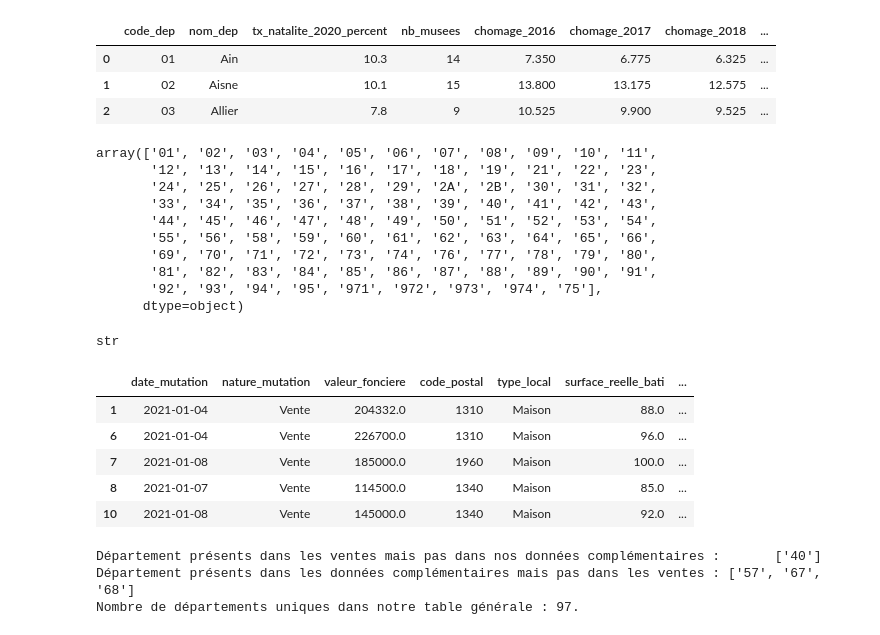
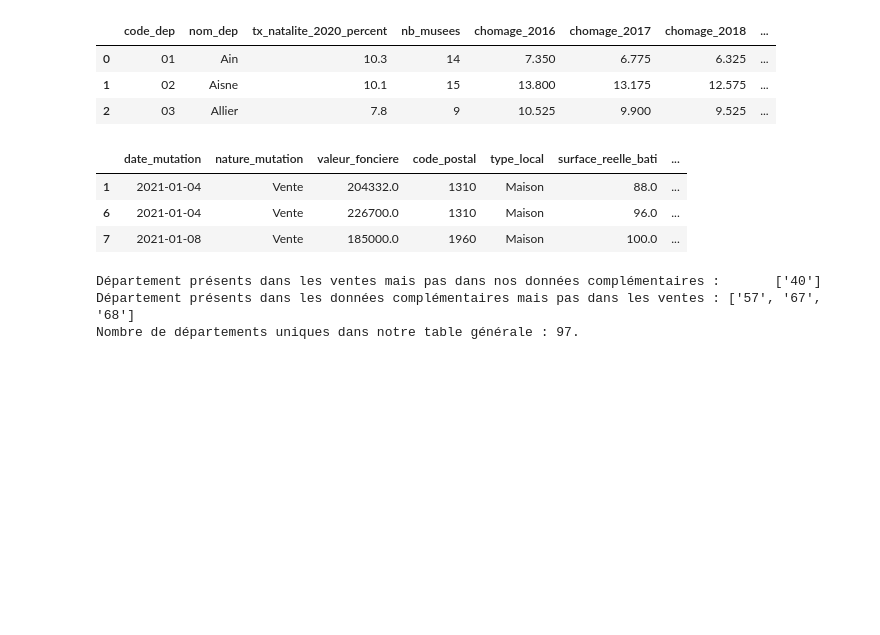
Before and after one commit to victor-kerros/tokenisation-immo, a Jupyter notebook: valo_immo.ipynb, the cells around one changed output. Drawn from its saved outputs; the diff is of its cells as text; code cells hidden in the pictures; blank space fills up the shorter version.

```diff
--- a/valo_immo.ipynb
+++ b/valo_immo.ipynb
@@ -449,28 +485,13 @@ external_data.head(3)
 # %%
 list_numbers = ["1", "2", "3", "4", "5", "6", "7", "8", "9"]
 data["code_departement"] = data["code_departement"].apply(
     lambda dep: str(dep) if str(dep) not in list_numbers else "0"+str(dep))
-display(data["code_departement"].unique())
-display(type(data["code_departement"][1]))
-data.head()
+data.head(3)
 # %% [output]
-array(['01', '02', '03', '04', '05', '06', '07', '08', '09', '10', '11',
-       '12', '13', '14', '15', '16', '17', '18', '19', '21', '22', '23',
-       '24', '25', '26', '27', '28', '29', '2A', '2B', '30', '31', '32',
-       '33', '34', '35', '36', '37', '38', '39', '40', '41', '42', '43',
-       '44', '45', '46', '47', '48', '49', '50', '51', '52', '53', '54',
-       '55', '56', '58', '59', '60', '61', '62', '63', '64', '65', '66',
-       '69', '70', '71', '72', '73', '74', '76', '77', '78', '79', '80',
-       '81', '82', '83', '84', '85', '86', '87', '88', '89', '90', '91',
-       '92', '93', '94', '95', '971', '972', '973', '974', '75'],
-      dtype=object)
-str
 |  | date_mutation | nature_mutation | valeur_fonciere | code_postal | type_local | surface_reelle_bati | ... |
 | 1 | 2021-01-04 | Vente | 204332.0 | 1310 | Maison | 88.0 | ... |
 | 6 | 2021-01-04 | Vente | 226700.0 | 1310 | Maison | 96.0 | ... |
 | 7 | 2021-01-08 | Vente | 185000.0 | 1960 | Maison | 100.0 | ... |
-| 8 | 2021-01-07 | Vente | 114500.0 | 1340 | Maison | 85.0 | ... |
-| 10 | 2021-01-08 | Vente | 145000.0 | 1340 | Maison | 92.0 | ... |
 # %%
 dep_vente = data["code_departement"].unique()
 dep_commun = external_data["code_dep"].unique()
```
Also changed, not shown: parts of 34 cells of this notebook.
